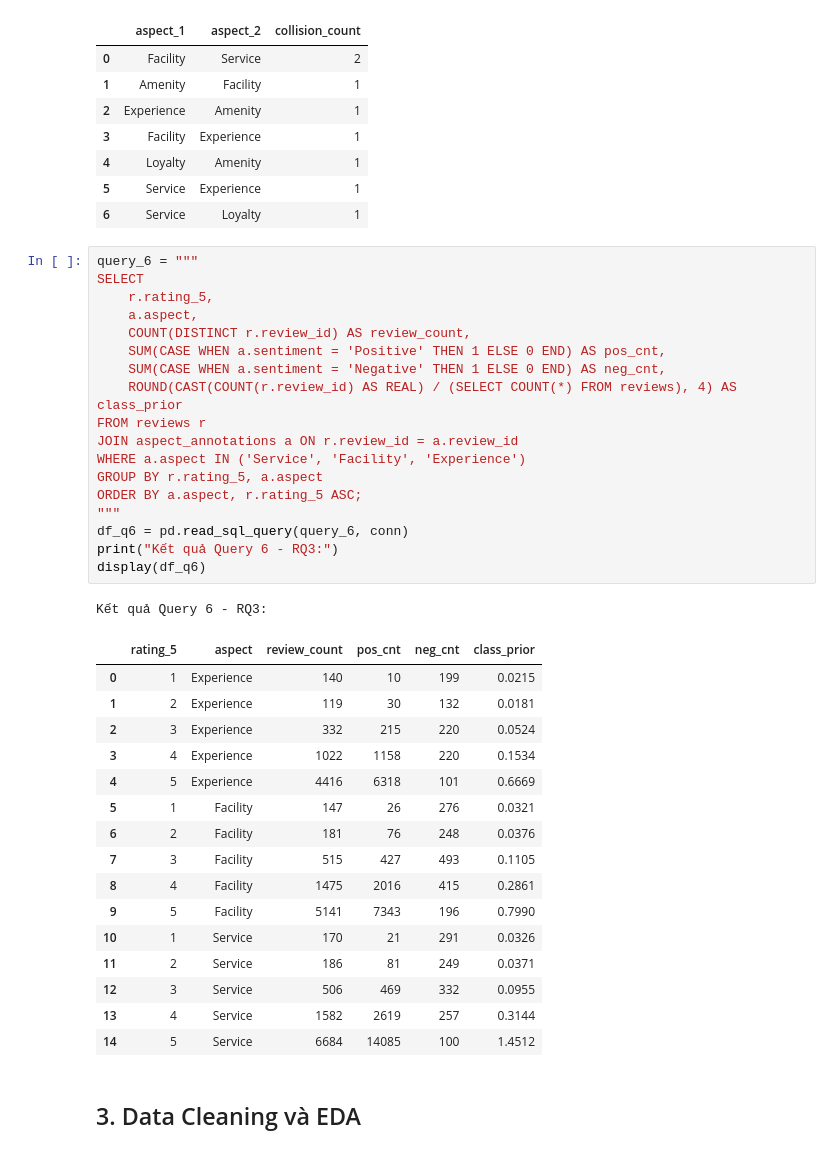
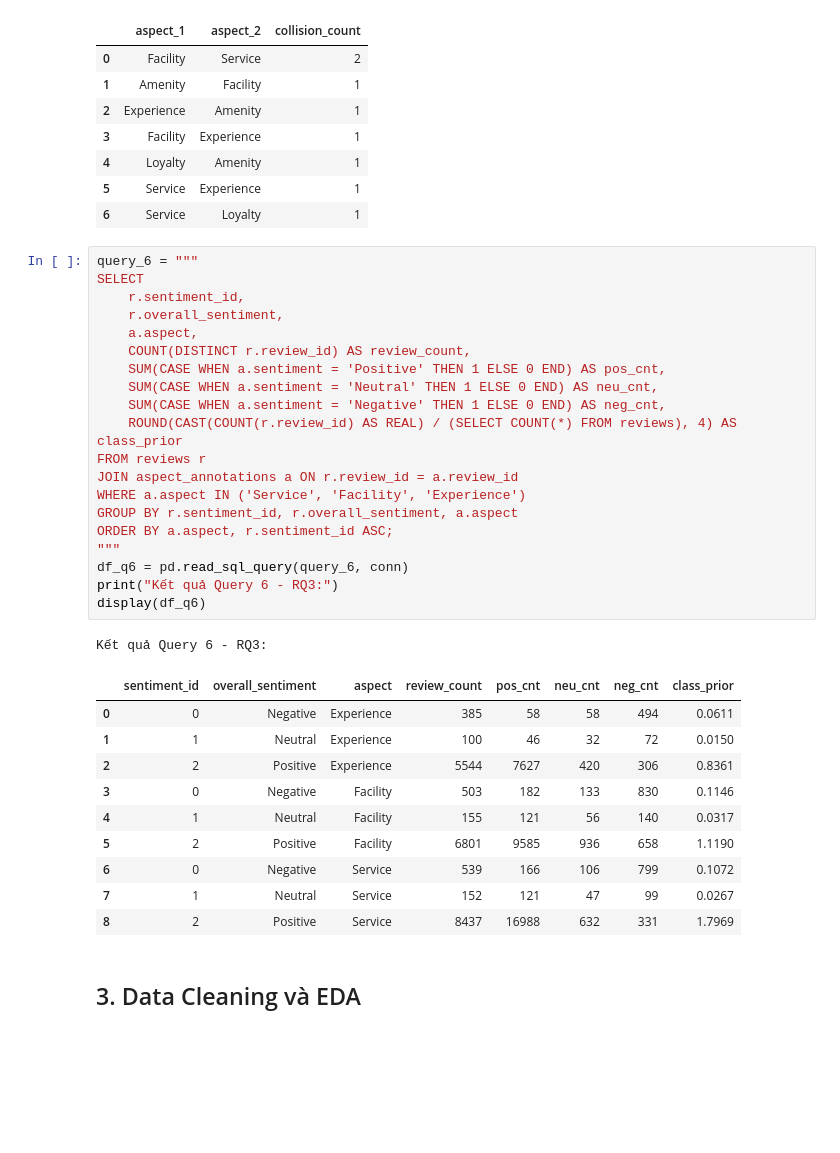
Before and after one commit to trietnguyen2611/DAP-Hotel-2, a Jupyter notebook: Project.ipynb, the cells around one changed output. Saved outputs shown, nothing was run; the diff lists cells and outputs as text; blank space fills up the shorter version.

```diff
--- a/Project.ipynb
+++ b/Project.ipynb
@@ -334,39 +340,35 @@ Kết quả Query 5 - RQ3:
 # %%
 query_6 = """
 SELECT
-    r.rating_5,
+    r.sentiment_id,
+    r.overall_sentiment,
     a.aspect,
     COUNT(DISTINCT r.review_id) AS review_count,
     SUM(CASE WHEN a.sentiment = 'Positive' THEN 1 ELSE 0 END) AS pos_cnt,
+    SUM(CASE WHEN a.sentiment = 'Neutral' THEN 1 ELSE 0 END) AS neu_cnt,
     SUM(CASE WHEN a.sentiment = 'Negative' THEN 1 ELSE 0 END) AS neg_cnt,
     ROUND(CAST(COUNT(r.review_id) AS REAL) / (SELECT COUNT(*) FROM reviews), 4) AS class_prior
 FROM reviews r
 JOIN aspect_annotations a ON r.review_id = a.review_id
 WHERE a.aspect IN ('Service', 'Facility', 'Experience')
-GROUP BY r.rating_5, a.aspect
-ORDER BY a.aspect, r.rating_5 ASC;
+GROUP BY r.sentiment_id, r.overall_sentiment, a.aspect
+ORDER BY a.aspect, r.sentiment_id ASC;
 """
 df_q6 = pd.read_sql_query(query_6, conn)
 print("Kết quả Query 6 - RQ3:")
 display(df_q6)
 # %% [output]
 Kết quả Query 6 - RQ3:
-|  | rating_5 | aspect | review_count | pos_cnt | neg_cnt | class_prior |
-| 0 | 1 | Experience | 140 | 10 | 199 | 0.0215 |
-| 1 | 2 | Experience | 119 | 30 | 132 | 0.0181 |
-| 2 | 3 | Experience | 332 | 215 | 220 | 0.0524 |
-| 3 | 4 | Experience | 1022 | 1158 | 220 | 0.1534 |
-| 4 | 5 | Experience | 4416 | 6318 | 101 | 0.6669 |
-| 5 | 1 | Facility | 147 | 26 | 276 | 0.0321 |
-| 6 | 2 | Facility | 181 | 76 | 248 | 0.0376 |
-| 7 | 3 | Facility | 515 | 427 | 493 | 0.1105 |
-| 8 | 4 | Facility | 1475 | 2016 | 415 | 0.2861 |
-| 9 | 5 | Facility | 5141 | 7343 | 196 | 0.7990 |
-| 10 | 1 | Service | 170 | 21 | 291 | 0.0326 |
-| 11 | 2 | Service | 186 | 81 | 249 | 0.0371 |
-| 12 | 3 | Service | 506 | 469 | 332 | 0.0955 |
-| 13 | 4 | Service | 1582 | 2619 | 257 | 0.3144 |
-| 14 | 5 | Service | 6684 | 14085 | 100 | 1.4512 |
+|  | sentiment_id | overall_sentiment | aspect | review_count | pos_cnt | neu_cnt | neg_cnt | class_prior |
+| 0 | 0 | Negative | Experience | 385 | 58 | 58 | 494 | 0.0611 |
+| 1 | 1 | Neutral | Experience | 100 | 46 | 32 | 72 | 0.0150 |
+| 2 | 2 | Positive | Experience | 5544 | 7627 | 420 | 306 | 0.8361 |
+| 3 | 0 | Negative | Facility | 503 | 182 | 133 | 830 | 0.1146 |
+| 4 | 1 | Neutral | Facility | 155 | 121 | 56 | 140 | 0.0317 |
+| 5 | 2 | Positive | Facility | 6801 | 9585 | 936 | 658 | 1.1190 |
+| 6 | 0 | Negative | Service | 539 | 166 | 106 | 799 | 0.1072 |
+| 7 | 1 | Neutral | Service | 152 | 121 | 47 | 99 | 0.0267 |
+| 8 | 2 | Positive | Service | 8437 | 16988 | 632 | 331 | 1.7969 |
 # %% [markdown]
 ## 3. Data Cleaning và EDA
 # %% [markdown]
```
Also changed, not shown: parts of 61 cells of this notebook, 18 other files.
